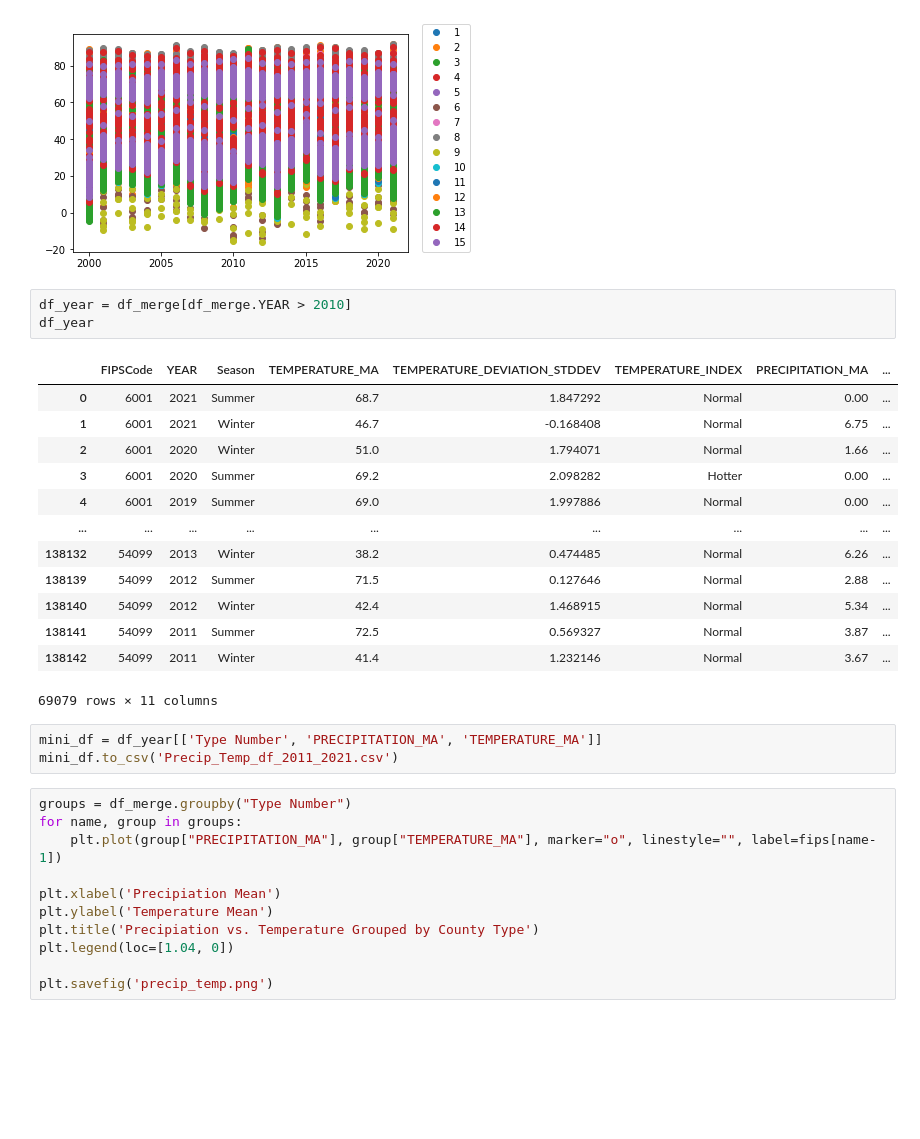
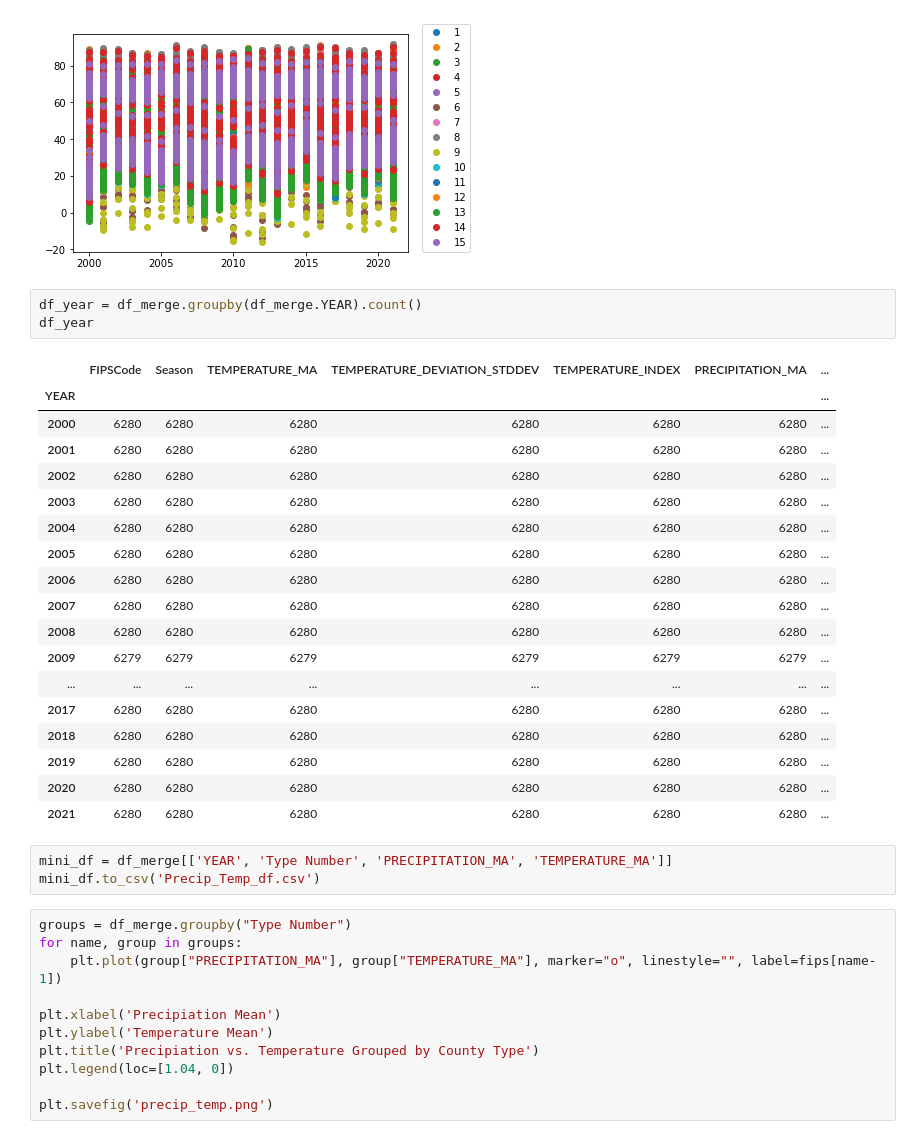
Before and after one commit to talajune/Ace_the_SATS, a Jupyter notebook: model_compare.ipynb, the cells around one changed output. Saved outputs shown, nothing was run; the diff lists cells and outputs as text; blank space fills up the shorter version.

```diff
--- a/model_compare.ipynb
+++ b/model_compare.ipynb
@@ -172,25 +172,30 @@ plt.legend(loc=[1.04, 0])
 <matplotlib.legend.Legend at 0x...>
 [figure]
 # %%
-df_year = df_merge[df_merge.YEAR > 2010]
+df_year = df_merge.groupby(df_merge.YEAR).count()
 df_year
 # %% [output]
-|  | FIPSCode | YEAR | Season | TEMPERATURE_MA | TEMPERATURE_DEVIATION_STDDEV | TEMPERATURE_INDEX | PRECIPITATION_MA | ... |
-| 0 | 6001 | 2021 | Summer | 68.7 | 1.847292 | Normal | 0.00 | ... |
-| 1 | 6001 | 2021 | Winter | 46.7 | -0.168408 | Normal | 6.75 | ... |
-| 2 | 6001 | 2020 | Winter | 51.0 | 1.794071 | Normal | 1.66 | ... |
-| 3 | 6001 | 2020 | Summer | 69.2 | 2.098282 | Hotter | 0.00 | ... |
-| 4 | 6001 | 2019 | Summer | 69.0 | 1.997886 | Normal | 0.00 | ... |
-| ... | ... | ... | ... | ... | ... | ... | ... | ... |
-| 138132 | 54099 | 2013 | Winter | 38.2 | 0.474485 | Normal | 6.26 | ... |
-| 138139 | 54099 | 2012 | Summer | 71.5 | 0.127646 | Normal | 2.88 | ... |
-| 138140 | 54099 | 2012 | Winter | 42.4 | 1.468915 | Normal | 5.34 | ... |
-| 138141 | 54099 | 2011 | Summer | 72.5 | 0.569327 | Normal | 3.87 | ... |
-| 138142 | 54099 | 2011 | Winter | 41.4 | 1.232146 | Normal | 3.67 | ... |
+|  | FIPSCode | Season | TEMPERATURE_MA | TEMPERATURE_DEVIATION_STDDEV | TEMPERATURE_INDEX | PRECIPITATION_MA | ... |
+| YEAR |  |  |  |  |  |  | ... |
+| 2000 | 6280 | 6280 | 6280 | 6280 | 6280 | 6280 | ... |
+| 2001 | 6280 | 6280 | 6280 | 6280 | 6280 | 6280 | ... |
+| 2002 | 6280 | 6280 | 6280 | 6280 | 6280 | 6280 | ... |
+| 2003 | 6280 | 6280 | 6280 | 6280 | 6280 | 6280 | ... |
+| 2004 | 6280 | 6280 | 6280 | 6280 | 6280 | 6280 | ... |
+| 2005 | 6280 | 6280 | 6280 | 6280 | 6280 | 6280 | ... |
+| 2006 | 6280 | 6280 | 6280 | 6280 | 6280 | 6280 | ... |
+| 2007 | 6280 | 6280 | 6280 | 6280 | 6280 | 6280 | ... |
+| 2008 | 6280 | 6280 | 6280 | 6280 | 6280 | 6280 | ... |
+| 2009 | 6279 | 6279 | 6279 | 6279 | 6279 | 6279 | ... |
+| ... | ... | ... | ... | ... | ... | ... | ... |
+| 2017 | 6280 | 6280 | 6280 | 6280 | 6280 | 6280 | ... |
+| 2018 | 6280 | 6280 | 6280 | 6280 | 6280 | 6280 | ... |
+| 2019 | 6280 | 6280 | 6280 | 6280 | 6280 | 6280 | ... |
+| 2020 | 6280 | 6280 | 6280 | 6280 | 6280 | 6280 | ... |
+| 2021 | 6280 | 6280 | 6280 | 6280 | 6280 | 6280 | ... |
-69079 rows × 11 columns
 # %%
-mini_df = df_year[['Type Number', 'PRECIPITATION_MA', 'TEMPERATURE_MA']]
-mini_df.to_csv('Precip_Temp_df_2011_2021.csv')
+mini_df = df_merge[['YEAR', 'Type Number', 'PRECIPITATION_MA', 'TEMPERATURE_MA']]
+mini_df.to_csv('Precip_Temp_df.csv')
 # %%
 groups = df_merge.groupby("Type Number")
 for name, group in groups:
```
Also changed, not shown: 4 other files.
